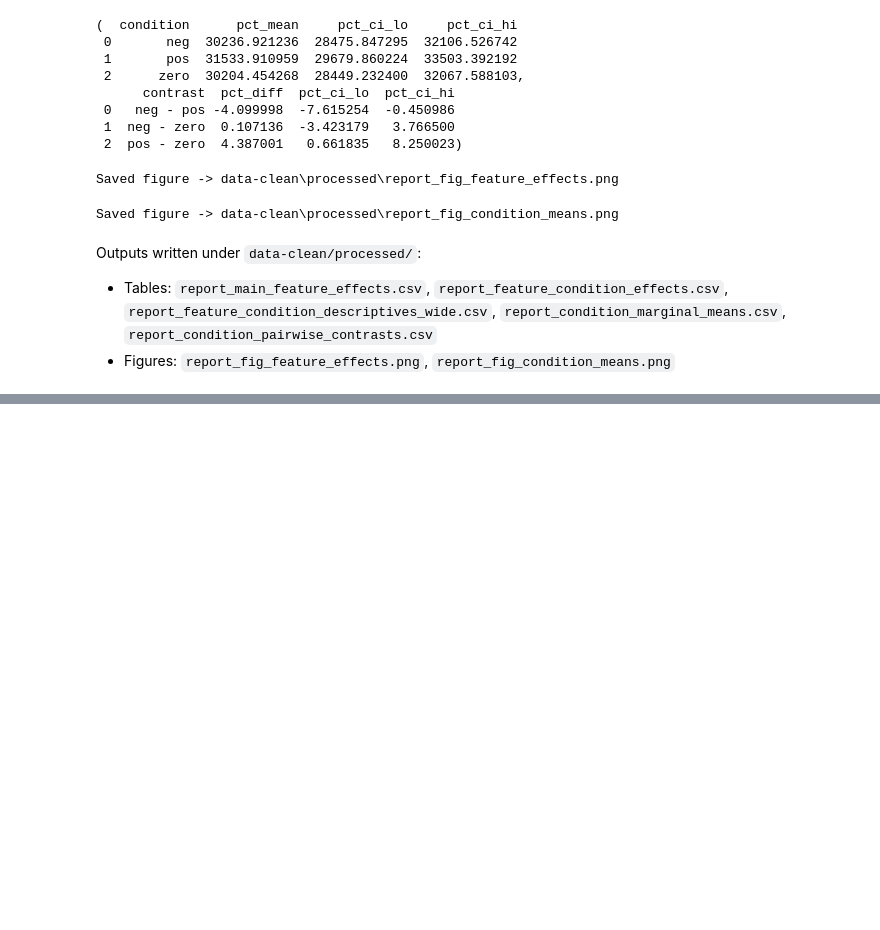
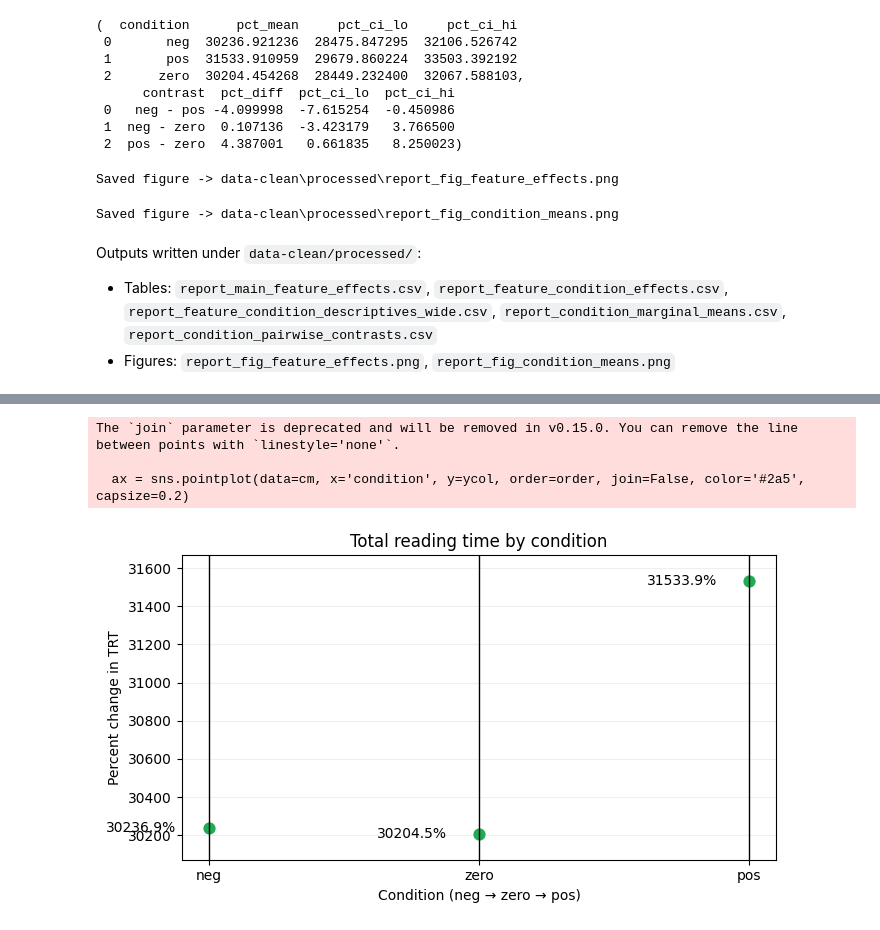
Before and after one commit to mertyesilyurrt/my, a Jupyter notebook: StudyPipeline.ipynb, the cells around one changed output, grey strips where cells are left out. Saved outputs shown, nothing was run; the diff lists cells and outputs as text; code cells hidden in the pictures; blank space fills up the shorter version.

```diff
--- a/StudyPipeline.ipynb
+++ b/StudyPipeline.ipynb
@@ -1585,0 +1666,65 @@ Outputs written under `data-clean/processed/`:
+# %%
+# 3) Total reading time by condition (neg → zero → pos)
+from pathlib import Path
+import pandas as pd
+import seaborn as sns
+import matplotlib.pyplot as plt
+from IPython.display import display, Image
+
+proc = Path('data-clean/processed')
+cm_csv = proc / 'report_condition_marginal_means.csv'
+cm_png = proc / 'report_fig_condition_means.png'
+
+if cm_csv.exists():
+    cm = pd.read_csv(cm_csv)
+    order = ['neg','zero','pos']
+    # Map expected columns
+    if 'pct' in cm.columns:
+        ycol = 'pct'; lo_col = 'lo'; hi_col = 'hi'; units = '%'
+    elif 'pct_mean' in cm.columns and 'pct_ci_lo' in cm.columns and 'pct_ci_hi' in cm.columns:
+        ycol = 'pct_mean'; lo_col = 'pct_ci_lo'; hi_col = 'pct_ci_hi'; units = '%'
+    elif 'mean' in cm.columns and 'lo' in cm.columns and 'hi' in cm.columns:
+        ycol = 'mean'; lo_col = 'lo'; hi_col = 'hi'; units = 'ms'
+    else:
+        print('Unexpected columns in condition means table:', cm.columns.tolist())
+        display(cm.head())
+        raise SystemExit()
+
+    # Ensure correct ordering
+    cm = cm.set_index('condition').loc[order].reset_index()
+
+    plt.figure(figsize=(7,4))
+    ax = sns.pointplot(data=cm, x='condition', y=ycol, order=order, join=False, color='#2a5', capsize=0.2)
+
+    # Error bars if present
+    if lo_col in cm.columns and hi_col in cm.columns:
+        for i, row in cm.iterrows():
+            ax.vlines(i, row[lo_col], row[hi_col], colors='black', lw=1)
+
+    # Place numeric labels to the left of each marker for readability
+    vmin, vmax = cm[ycol].min(), cm[ycol].max()
+    span = max(1e-9, vmax - vmin)
+    for i, row in cm.iterrows():
+        val = row[ycol]
+        if units == '%':
+            label = f"{val:.1f}%"
+        else:
+            label = f"{val:.0f} ms"
+        ax.text(i - 0.12, val, label, ha='right', va='center', fontsize=10, color='black')
+
+    ax.set_ylim(vmin - 0.1*span, vmax + 0.1*span)
+    ax.set_title('Total reading time by condition')
+    ax.set_xlabel('Condition (neg → zero → pos)')
+    ax.set_ylabel('Percent change in TRT' if units=='%' else 'TRT (ms)')
+    ax.grid(axis='y', alpha=0.2)
+    plt.tight_layout()
+    plt.show()
+elif cm_png.exists():
+    display(Image(filename=str(cm_png)))
+else:
+    print('Missing inputs for condition means figure:', cm_csv)
+# %% [output]
+The `join` parameter is deprecated and will be removed in v0.15.0. You can remove the line between points with `linestyle='none'`.
+
+  ax = sns.pointplot(data=cm, x='condition', y=ycol, order=order, join=False, color='#2a5', capsize=0.2)
+[figure, added]
```
Also changed, not shown: parts of 17 cells of this notebook.
